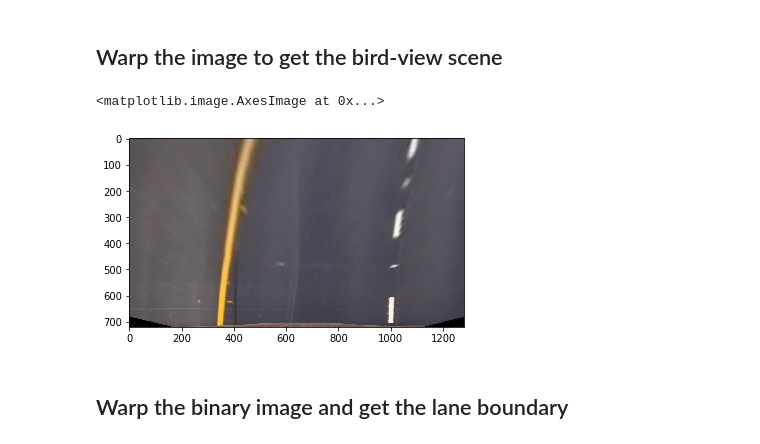
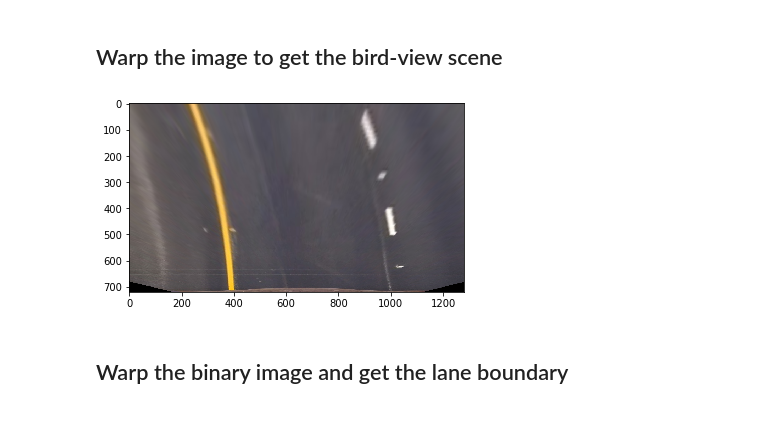
Before and after one commit to WenHsu1203/Advanced-Lane-Finding-Project, a Jupyter notebook: Advanced Line Finding.ipynb, the cells around one changed output. Drawn from its saved outputs; the diff is of its cells as text; code cells hidden in the pictures.

```diff
--- a/Advanced Line Finding.ipynb
+++ b/Advanced Line Finding.ipynb
@@ -100,23 +131,14 @@ plt.savefig('output_images/binary_combo.png', dpi=None, facecolor='w', edgecolor
 ## Warp the image to get the bird-view scene
 # %%
 # Warp the image, plot it and save it
-warpped_img = warp(undist_test_image)
-# warpped_img, test_img = warp(undist_test_image)
-# f, (ax1, ax2) = plt.subplots(1, 2, figsize=(24, 9))
-# ax1.imshow(test_img)
-# ax1.set_title('Undistorted Image with source points drawn', fontsize=20)
-# ax2.imshow(warpped_img)
-# ax2.set_title('Warped result with dest. points drawn', fontsize=20)
-# plt.subplots_adjust(left=0., right=1, top=0.9, bottom=0.)
-# plt.savefig('output_images/warped_straight_lings.png', dpi=None, facecolor='w', edgecolor='w',
-#         orientation='portrait', papertype=None, format=None,
-#         transparent=False, bbox_inches=None, pad_inches=0.1,
-#         frameon=None)
+warpped_img = warp(undist_test_image, M)
+plt.imshow(warpped_img)
+plt.savefig('output_images/bird_view.png', dpi=None, facecolor='w', edgecolor='w',
+        orientation='portrait', papertype=None, format=None,
+        transparent=False, bbox_inches=None, pad_inches=0.1,
+        frameon=None)
+# %% [output]
+[figure, added]
-# %%
-plt.imshow(warpped_img)
-# %% [output]
-<matplotlib.image.AxesImage at 0x...>
-[figure, removed]
 # %% [markdown]
 ## Warp the binary image and get the lane boundary
 # %%
```
Also changed, not shown: parts of 10 cells of this notebook, 6 other files.
